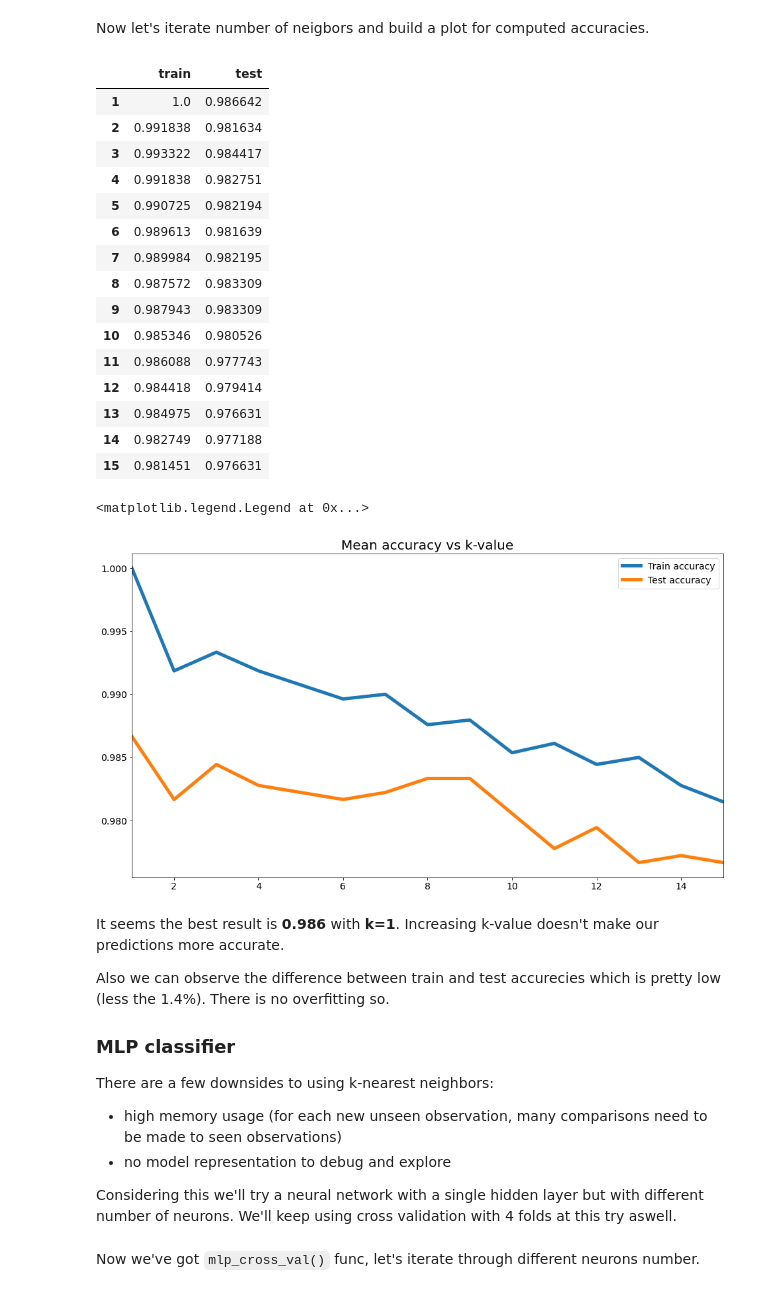
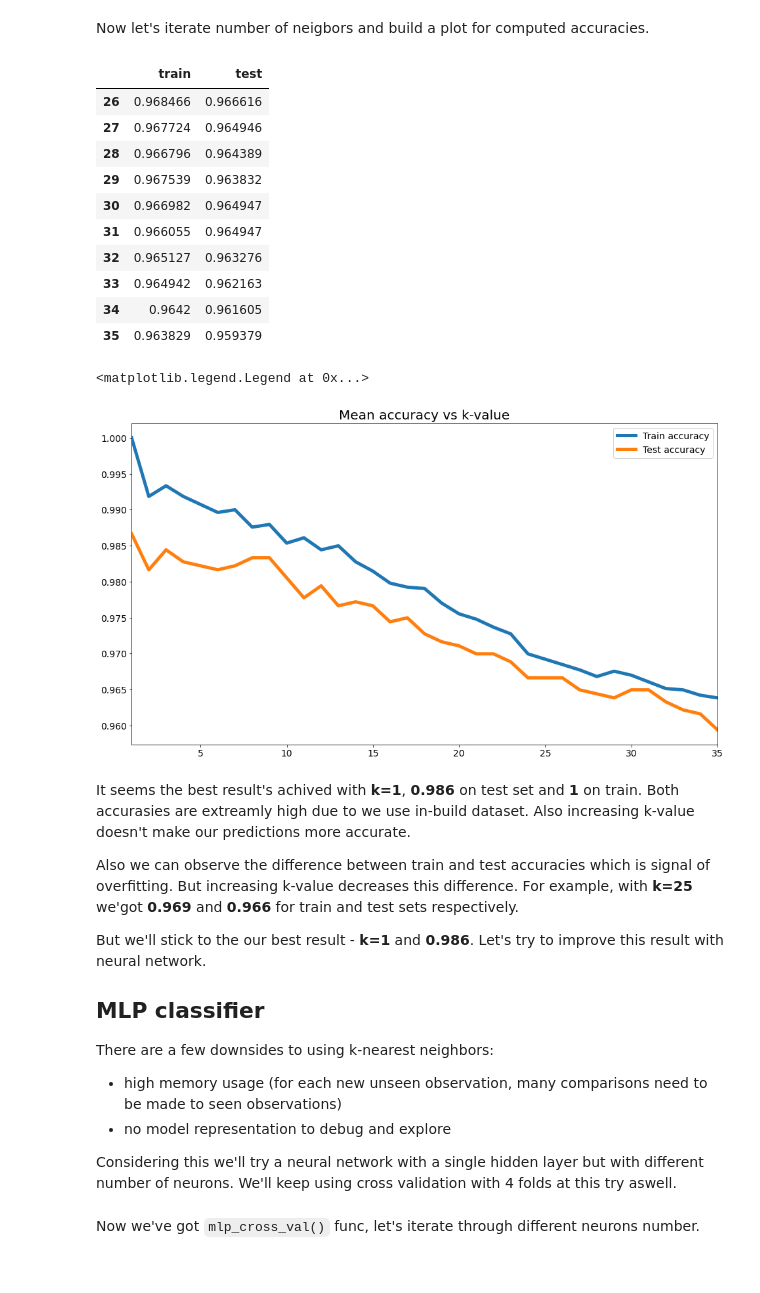
Before and after one commit to 0ld-dancer/dq_projects, a Jupyter notebook: 14. A Handwritten Digits Classifier/digits_classifier.ipynb, the cells around one changed output. Saved outputs shown, nothing was run; the diff lists cells and outputs as text; code cells hidden in the pictures.

```diff
--- a/14. A Handwritten Digits Classifier/digits_classifier.ipynb
+++ b/14. A Handwritten Digits Classifier/digits_classifier.ipynb
@@ -106,56 +108,53 @@ cross_validate(digits.frame, 5)
 # %% [markdown]
 Now let's iterate number of neigbors and build a plot for computed accuracies.
 # %%
-knn_accuracies = pd.DataFrame(index=range(1,16), columns=['train', 'test'])
+knn_accuracies = pd.DataFrame(index=range(1,36), columns=['train', 'test'])
 
 methods = ['train', 'test']
 
-#Iterate over both methods and 15 neigbors numbers
+#Iterate over both methods and 25 neigbors numbers
 for how in methods:
-    for k in range(1,16):
+    for k in range(1,36):
         accuracy = cross_validate(digits.frame, k, how)
         knn_accuracies.loc[k, how] = accuracy
 
-knn_accuracies
+knn_accuracies.tail(10)
 # %% [output]
 |  | train | test |
-| 1 | 1.0 | 0.986642 |
-| 2 | 0.991838 | 0.981634 |
-| 3 | 0.993322 | 0.984417 |
-| 4 | 0.991838 | 0.982751 |
-| 5 | 0.990725 | 0.982194 |
-| 6 | 0.989613 | 0.981639 |
-| 7 | 0.989984 | 0.982195 |
-| 8 | 0.987572 | 0.983309 |
-| 9 | 0.987943 | 0.983309 |
-| 10 | 0.985346 | 0.980526 |
-| 11 | 0.986088 | 0.977743 |
-| 12 | 0.984418 | 0.979414 |
-| 13 | 0.984975 | 0.976631 |
-| 14 | 0.982749 | 0.977188 |
-| 15 | 0.981451 | 0.976631 |
+| 26 | 0.968466 | 0.966616 |
+| 27 | 0.967724 | 0.964946 |
+| 28 | 0.966796 | 0.964389 |
+| 29 | 0.967539 | 0.963832 |
+| 30 | 0.966982 | 0.964947 |
+| 31 | 0.966055 | 0.964947 |
+| 32 | 0.965127 | 0.963276 |
+| 33 | 0.964942 | 0.962163 |
+| 34 | 0.9642 | 0.961605 |
+| 35 | 0.963829 | 0.959379 |
 # %%
 fig, ax = plt.subplots(figsize=(16,9))
 
 for col in knn_accuracies.columns:
     ax.plot(knn_accuracies[col],
            lw=5)
 
 #decorations
-ax.set_xlim(1, 15)
+ax.set_xlim(1, 35)
 ax.set_title('Mean accuracy vs k-value', fontsize=20)
 ax.tick_params(labelsize=14)
 ax.legend(['Train accuracy', 'Test accuracy'],
          fontsize=14)
 # %% [output]
 <matplotlib.legend.Legend at 0x...>
-[figure, old version]
+[figure, new version]
 # %% [markdown]
-It seems the best result is **0.986** with **k=1**. Increasing k-value doesn't make our predictions more accurate.
+It seems the best result's achived with **k=1**, **0.986** on test set and **1** on train. Both accurasies are extreamly high due to we use in-build dataset. Also increasing k-value doesn't make our predictions more accurate.
 
-Also we can observe the difference between train and test accurecies which is pretty low (less the 1.4%). There is no overfitting so.
+Also we can observe the difference between train and test accuracies which is signal of overfitting. But increasing k-value decreases this difference. For example, with **k=25** we'got **0.969** and	**0.966** for train and test sets respectively.
 
-### MLP classifier
+But we'll stick to the our best result - **k=1** and **0.986**. Let's try to improve this result with neural network.
+
+## MLP classifier
 
 There are a few downsides to using k-nearest neighbors:
 * high memory usage (for each new unseen observation, many comparisons need to be made to seen observations)
```
Also changed, not shown: parts of 38 cells of this notebook.
